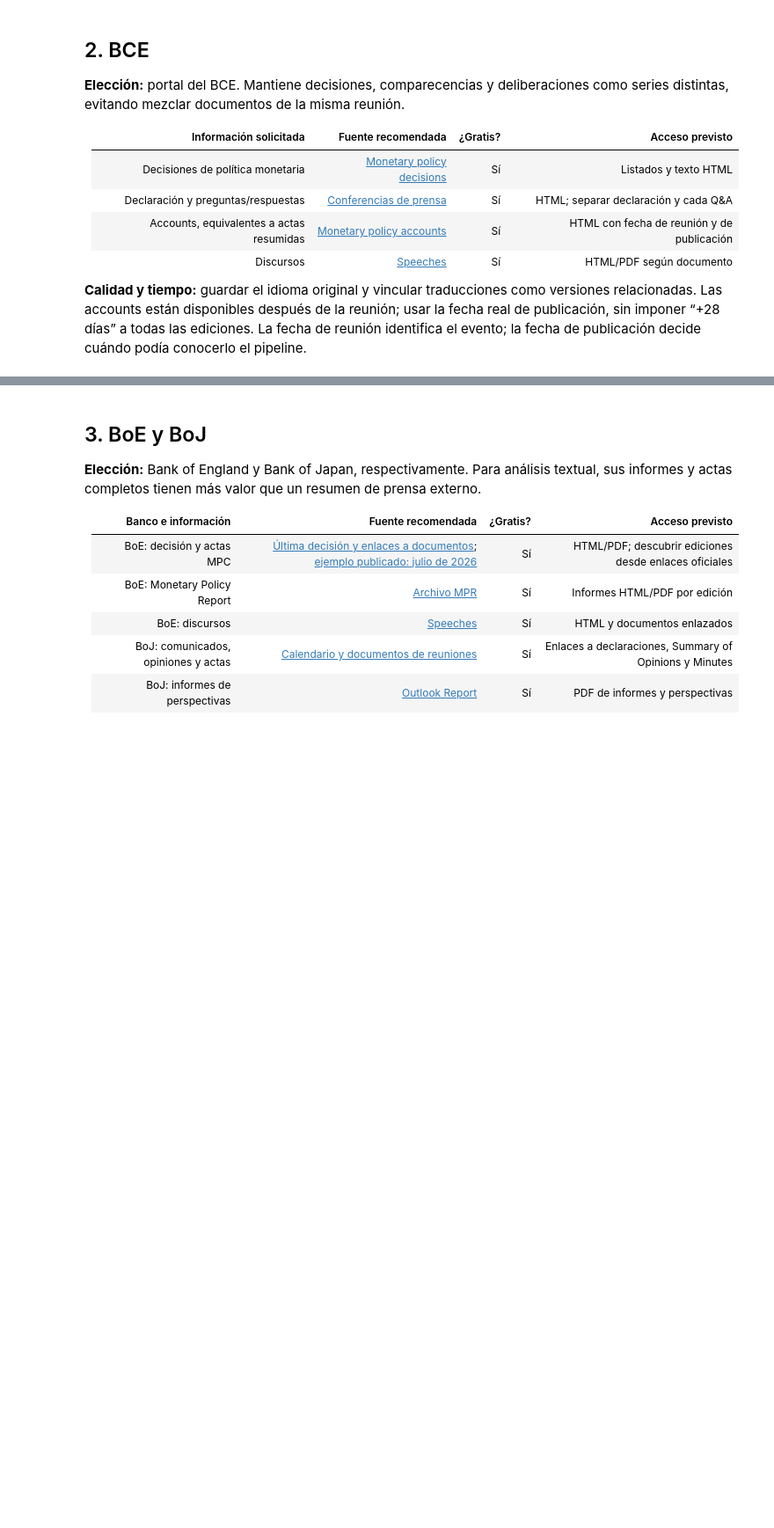
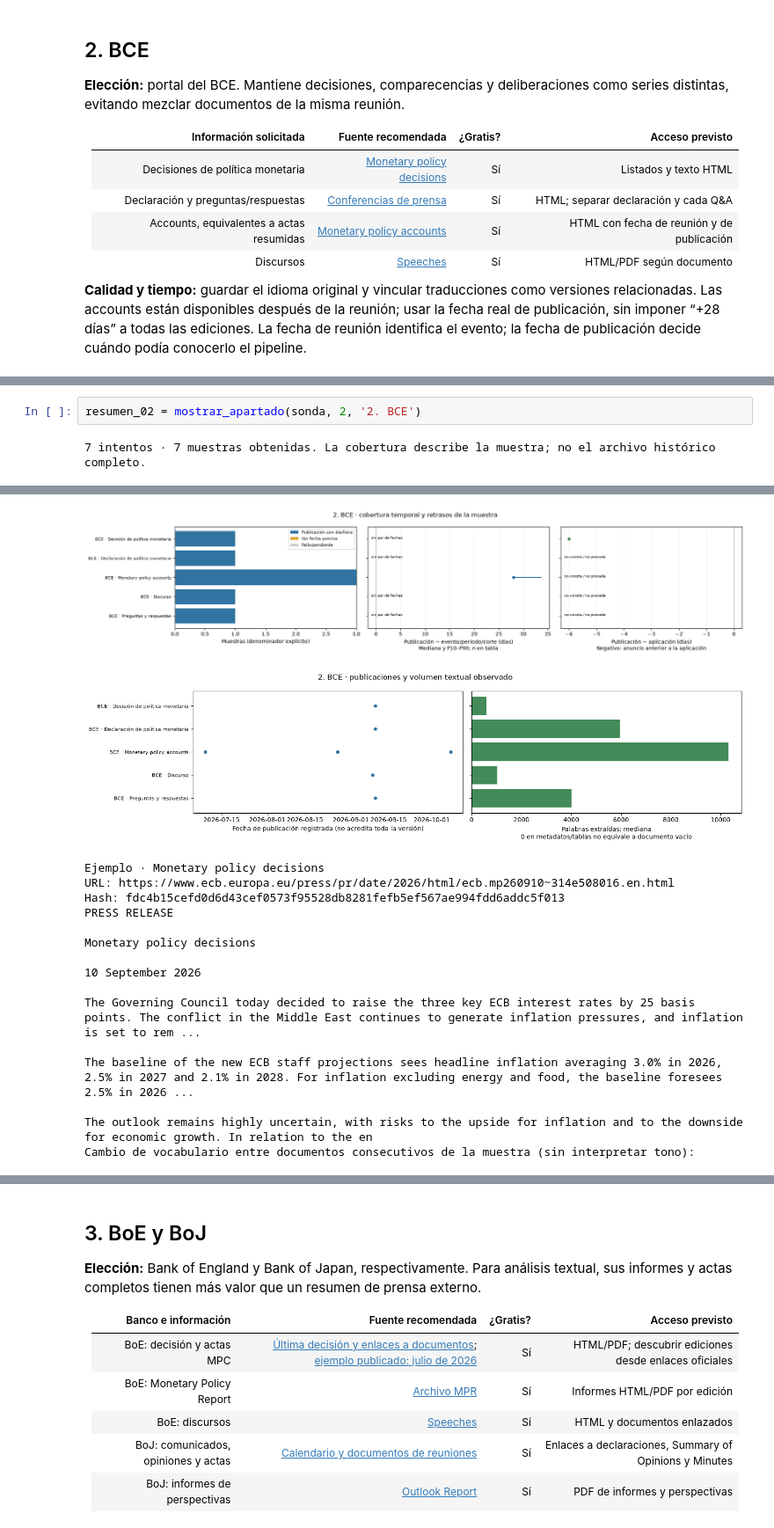
Before and after one commit to Romequinco/PRUEBAS_DETECCION_REGIMENES_DE_MERCADO_TFM, a Jupyter notebook: notebooks/01_fuentes_prioridad_gratuita.ipynb, the cells around one changed output, grey strips where cells are left out. Shown at 88% size. Saved outputs shown, nothing was run; the diff lists cells and outputs as text; blank space fills up the shorter version.

```diff
--- a/notebooks/01_fuentes_prioridad_gratuita.ipynb
+++ b/notebooks/01_fuentes_prioridad_gratuita.ipynb
@@ -69,0 +230,4 @@ Las cantidades, tamaños y estados OK/MIXTO/BLOQUEADA de la captura son referenc
+# %%
+resumen_02 = mostrar_apartado(sonda, 2, '2. BCE')
+# %% [output]
+7 intentos · 7 muestras obtenidas. La cobertura describe la muestra; no el archivo histórico completo.
@@ -69,0 +248,17 @@ Las cantidades, tamaños y estados OK/MIXTO/BLOQUEADA de la captura son referenc
+[figure, added]
+[figure, added]
+Ejemplo · Monetary policy decisions
+URL: https://www.ecb.europa.eu/press/pr/date/2026/html/ecb.mp260910~314e508016.en.html
+Hash: fdc4b15cefd0d6d43cef0573f95528db8281fefb5ef567ae994fdd6addc5f013
+PRESS RELEASE
+
+Monetary policy decisions
+
+10 September 2026
+
+The Governing Council today decided to raise the three key ECB interest rates by 25 basis points. The conflict in the Middle East continues to generate inflation pressures, and inflation is set to rem ...
+
+The baseline of the new ECB staff projections sees headline inflation averaging 3.0% in 2026, 2.5% in 2027 and 2.1% in 2028. For inflation excluding energy and food, the baseline foresees 2.5% in 2026 ...
+
+The outlook remains highly uncertain, with risks to the upside for inflation and to the downside for economic growth. In relation to the en
+Cambio de vocabulario entre documentos consecutivos de la muestra (sin interpretar tono):
```
Also changed, not shown: parts of 54 cells of this notebook, 22 other files.
